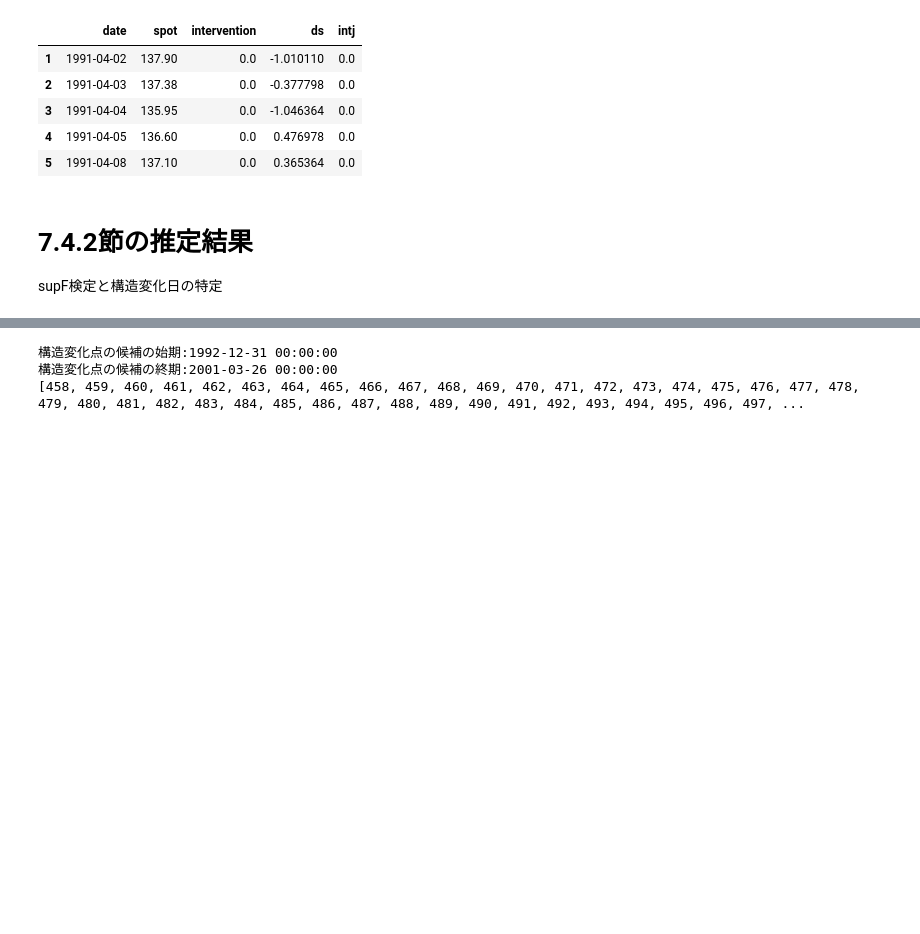
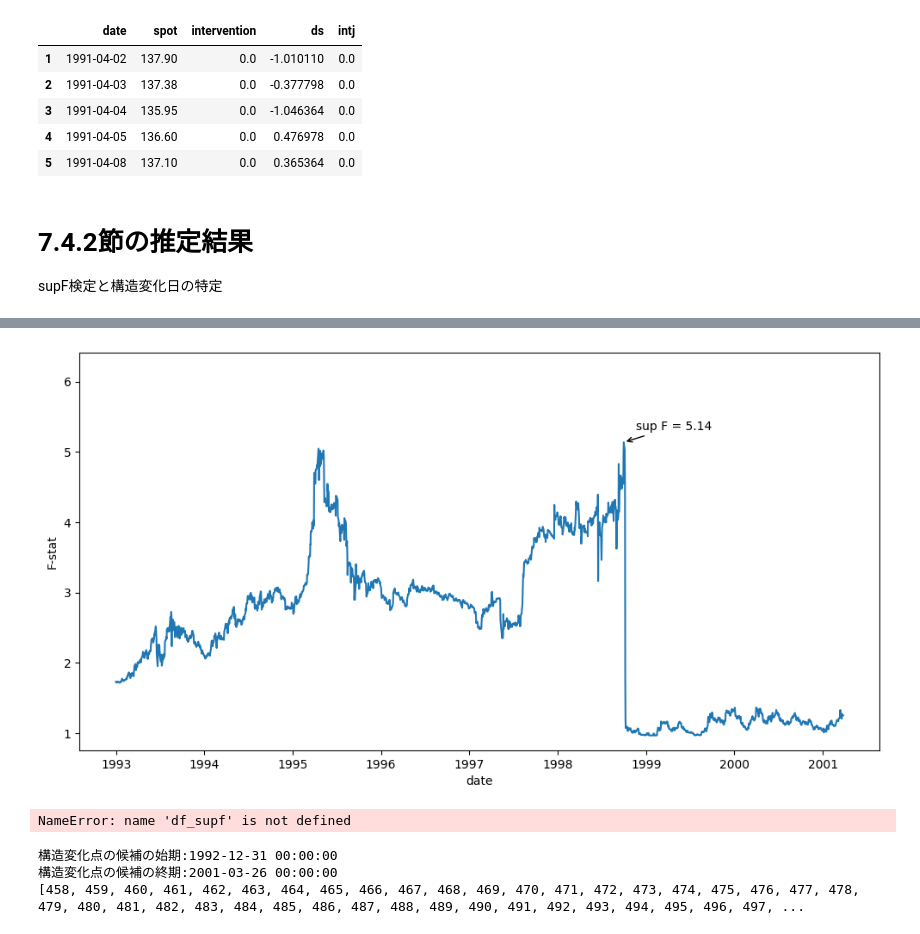
Before and after one commit to Keisei-Akiya/yabu-tomoyoshi-introductory-econometrics, a Jupyter notebook: src/python/dailyint.ipynb, the cells around one changed output, grey strips where cells are left out. Cells and saved outputs as stored; diff of their text form; code cells hidden in the pictures; blank space fills up the shorter version.

```diff
--- a/src/python/dailyint.ipynb
+++ b/src/python/dailyint.ipynb
@@ -85,3 +85,68 @@ Covariance Type:            nonrobust
 
 Notes:
 [1] Standard Errors assume that the covariance matrix of the errors is correctly specified.
+# %%
+# 構造変化点の候補を計算する
+T = len(df)
+T_min = round(0.15 * T)
+T_max = round((1 - 0.15) * T)
+
+# F統計量を格納するデータフレームを作成
+df_f_stat = pd.DataFrame(columns=columns)
+
+# 帰無仮説が正しいという前提で推定
+endog = df['ds']
+exog = df['intj']
+exog = sm.add_constant(exog)
+H_0 = sm.OLS(endog, exog).fit()
+ssr_0 = np.sum(H_0.resid**2)
+
+# 構造変化点の候補を一つずつ試す
+for T_B in range(T_min, T_max + 1):
+    T_B_date = df.iloc[T_B - 1]['date']
+    df['d'] = (df['date'] > T_B_date).astype(int)
+    df['d_intj'] = df['d'] * df['ds'].shift()
+    df_supf = df.dropna()
+
+    # 対立仮説が正しいという前提で推定
+    endog = df_supf['ds']
+    exog = df_supf[['intj', 'd', 'd_intj']]
+    exog = sm.add_constant(exog)
+    H_1 = sm.OLS(endog, exog).fit()
+    ssr_1 = np.sum(H_1.resid**2)
+
+    # F統計量を計算する
+    K = 1
+    f_stat = (ssr_0 - ssr_1) / (K + 1) / ssr_1 * (T - 2 * (K + 1))
+
+    new_f_stat = pd.Series([T_B_date, f_stat], index=df_f_stat.columns)
+    df_f_stat = pd.concat([df_f_stat, new_f_stat.to_frame().T], ignore_index=True)
+
+# 最大値を求める
+sup_f_stat = df_f_stat['f_stat'].max()
+structural_break_point = df_f_stat.loc[df_f_stat['f_stat'].idxmax(), 'date']
+print(f'構造変化点: {structural_break_point}')
+print(f'supF統計量: {sup_f_stat:.02f}')
+
+# wald統計量の推移をプロット
+plt.figure(figsize=(12, 6))
+plt.plot(df_f_stat['date'], df_f_stat['f_stat'])
+plt.xlabel('date')
+plt.ylabel('F-stat')
+
+current_ymin, current_ymax = plt.ylim()
+plt.ylim(current_ymin, current_ymax * 1.2)
+
+# 最大値の位置にテキストで値を表示
+plt.annotate(
+    f'sup F = {sup_f_stat:.2f}',
+    xy=(structural_break_point, sup_f_stat),
+    xytext=(10, 10),
+    textcoords='offset points',
+    arrowprops=dict(arrowstyle='->', connectionstyle='arc3,rad=0')
+)
+plt.show()
+
+# 構造変化点を表示
+# df_f_stat[df_f_stat['f_stat'] >= 33.8]
+# %% [output]
@@ -88,3 +155,4 @@ Notes:
+[figure, added]
 # %%
 # F統計量を格納するデータフレームを作成
 columns = ['date', 'f_stat']
@@ -96,6 +164,8 @@ exog = df_supf['intj']      # 説明変数
 exog = sm.add_constant(exog) # 定数項を追加
 H_0 = sm.OLS(endog, exog).fit()
 ssr_0 = np.sum(H_0.resid**2) # 残差２乗和を取得
+# %% [output]
+NameError: name 'df_supf' is not defined
 # %%
 # 構造変化点の候補を計算する．
 T = len(df) # サンプルサイズ
```
Also changed, not shown: parts of 9 cells of this notebook, 1 other file.
